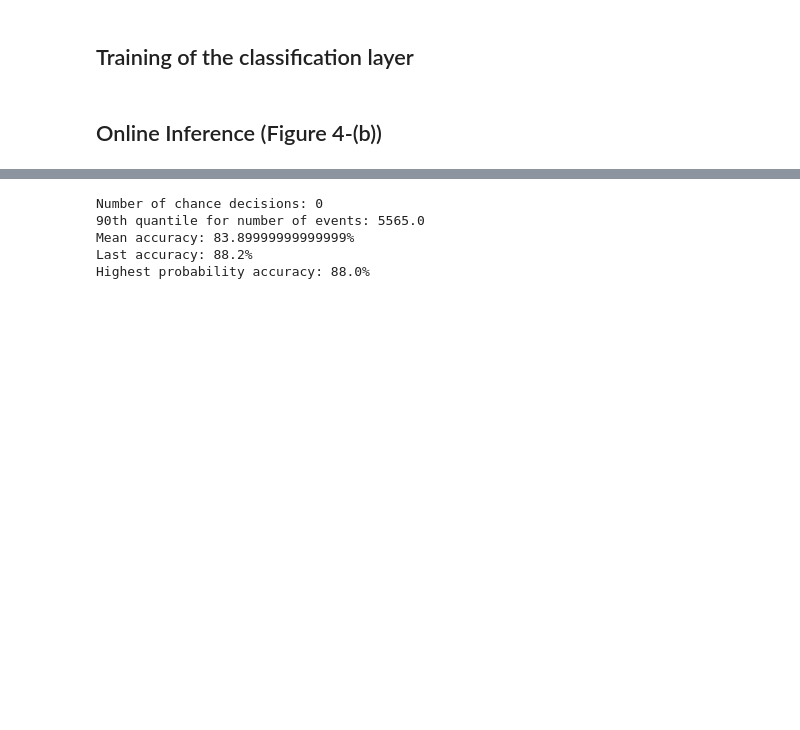
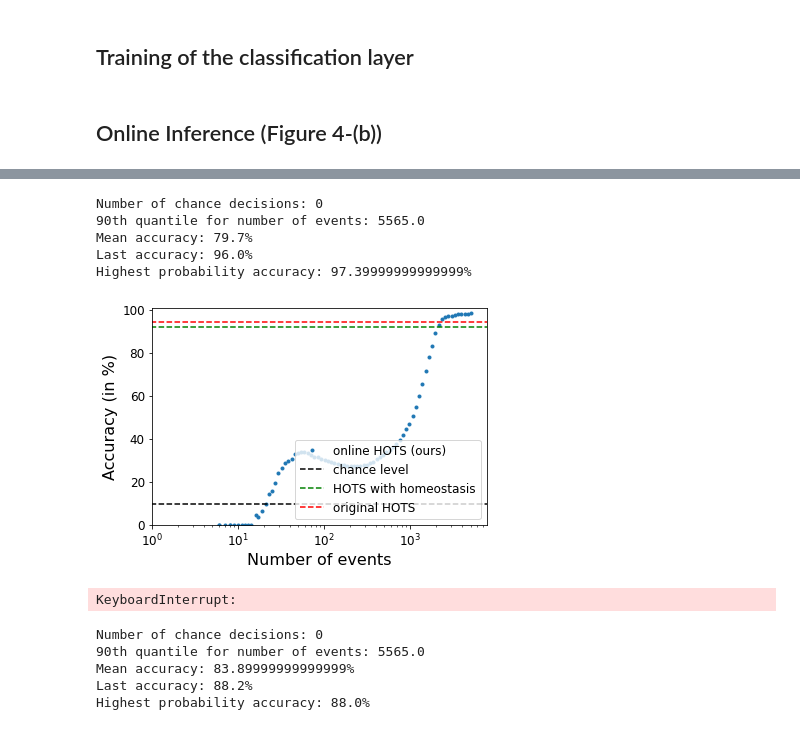
Before and after one commit to AntoineGrimaldi/hotsline, a Jupyter notebook: notebooks/RESULTS_NMNIST.ipynb, the cells around one changed output, grey strips where cells are left out. Drawn from its saved outputs; the diff is of its cells as text; code cells hidden in the pictures; blank space fills up the shorter version.

```diff
--- a/notebooks/RESULTS_NMNIST.ipynb
+++ b/notebooks/RESULTS_NMNIST.ipynb
@@ -138,3 +167,18 @@ meanac_thres, onlinac_thres, lastac_thres = score_classif_events(likelihood, tru
+# %%
+mlr_threshold = .75
+meanac_thres, onlinac_thres, lastac_thres = score_classif_events(likelihood, true_target, n_classes, thres = mlr_threshold, original_accuracy = score, original_accuracy_nohomeo = score_nohomeo)#, figure_name = 'nmnist_online.pdf')
+# %% [output]
+Number of chance decisions: 0
+90th quantile for number of events: 5565.0
+Mean accuracy: 79.7%
+Last accuracy: 96.0%
+Highest probability accuracy: 97.39999999999999%
+[figure, added]
+# %%
+mlr_threshold = .65
+meanac_thres, onlinac_thres, lastac_thres = score_classif_events(likelihood, true_target, n_classes, thres = mlr_threshold, original_accuracy = score, original_accuracy_nohomeo = score_nohomeo)#, figure_name = 'nmnist_online.pdf')
+# %% [output]
+KeyboardInterrupt:
 # %%
 meanac_thres, onlinac_thres, lastac_thres = score_classif_events(likelihood, true_target, n_classes, thres = None, online_acc = False, psycho=True)
 # %% [output]
```
Also changed, not shown: parts of 4 cells of this notebook.
